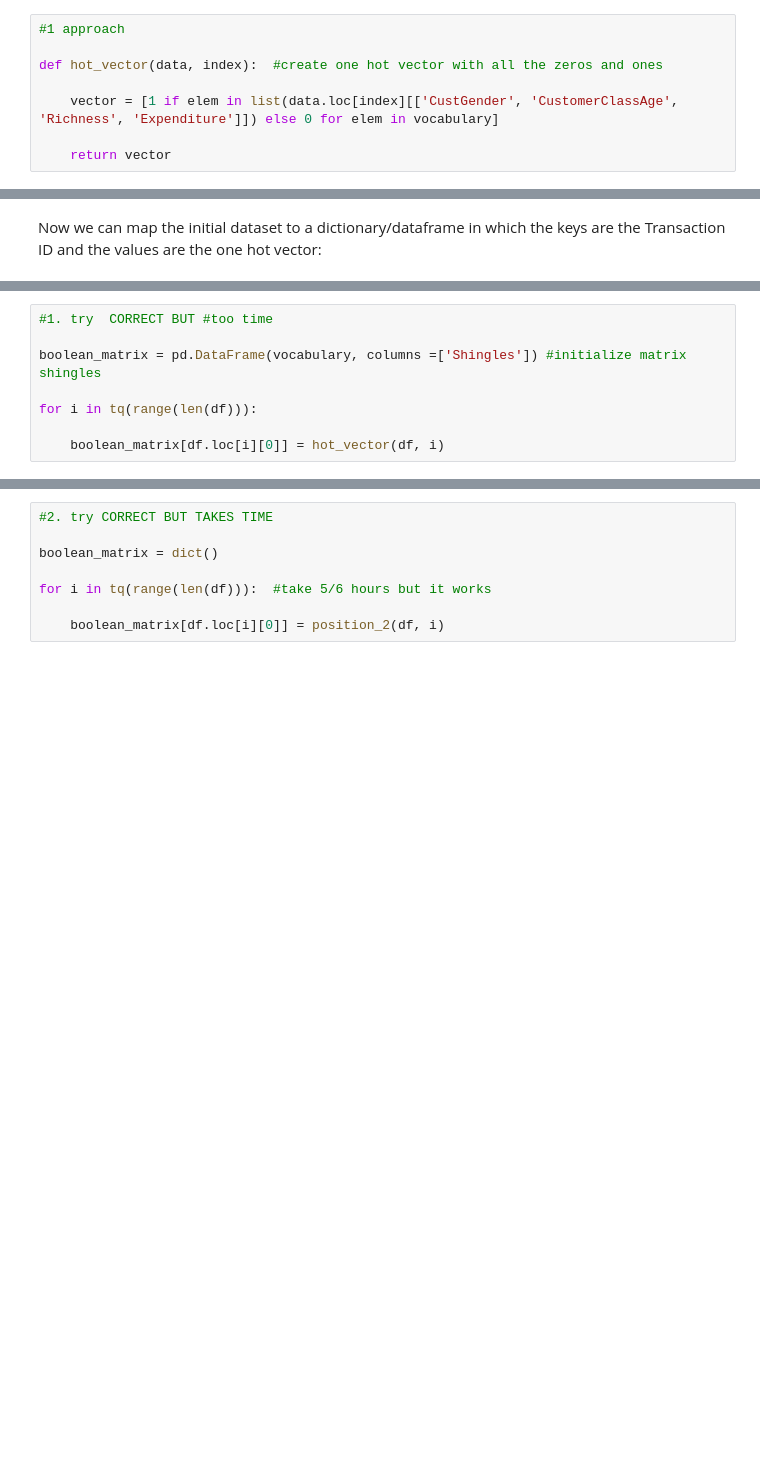
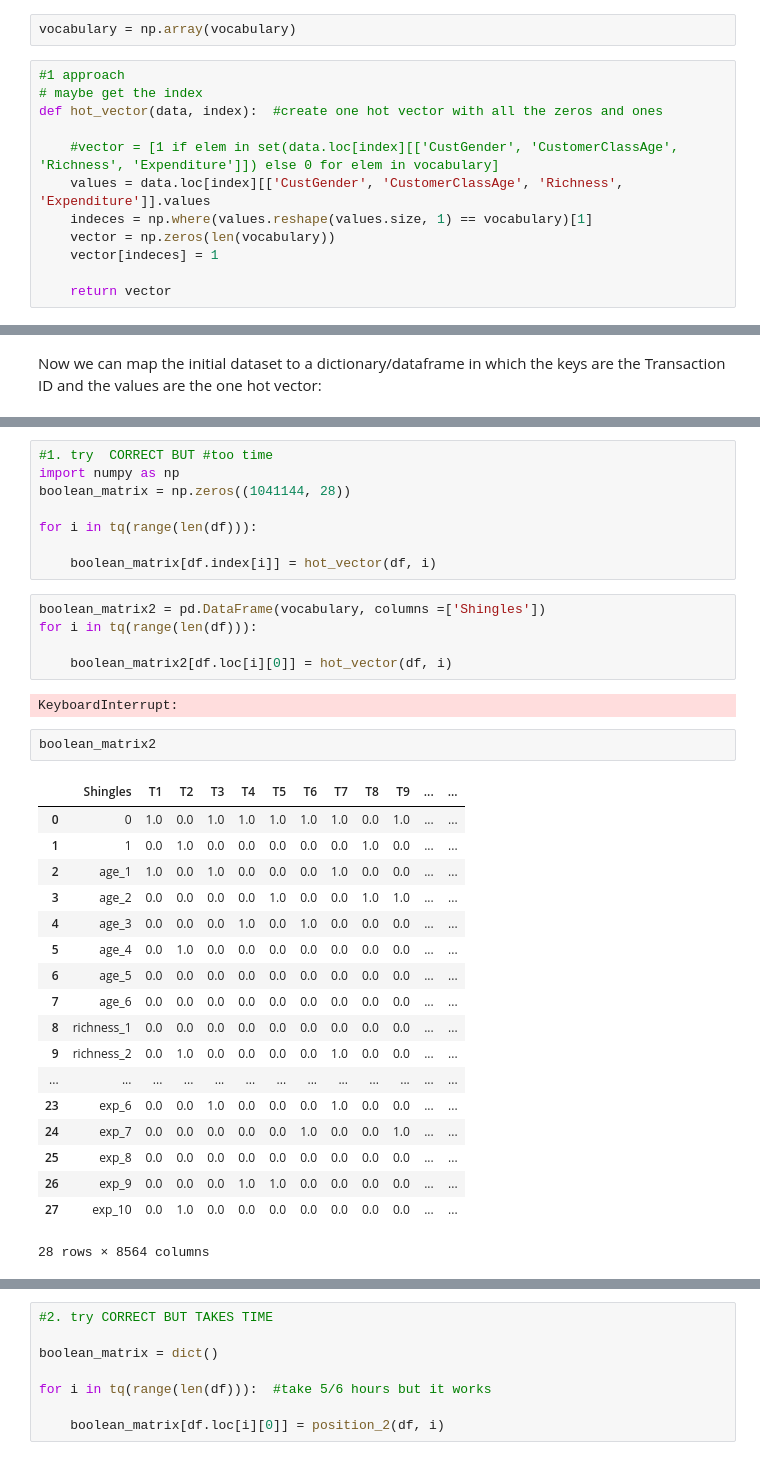
Before and after one commit to Gianlufrez/ADM_HW4, a Jupyter notebook: Last_update_part_2.ipynb, the cells around one changed output, grey strips where cells are left out. Saved outputs shown, nothing was run; the diff lists cells and outputs as text; blank space fills up the shorter version.

Commit message:
Sped up the mapping of values to the vocubulary through numpy magic

```diff
--- a/Last_update_part_2.ipynb
+++ b/Last_update_part_2.ipynb
@@ -67,12 +69,18 @@ First of all we created the function which maps each transaction into a vector o
 list(df.loc[1][['CustGender', 'CustomerClassAge', 'Richness', 'Expenditure']])
 # %% [output]
 [1, 'age_4', 'richness_2', 'exp_10']
+# %%
+vocabulary = np.array(vocabulary)
 # %%
 #1 approach
-
+# maybe get the index
 def hot_vector(data, index):  #create one hot vector with all the zeros and ones
 
-    vector = [1 if elem in list(data.loc[index][['CustGender', 'CustomerClassAge', 'Richness', 'Expenditure']]) else 0 for elem in vocabulary]
+    #vector = [1 if elem in set(data.loc[index][['CustGender', 'CustomerClassAge', 'Richness', 'Expenditure']]) else 0 for elem in vocabulary]
+    values = data.loc[index][['CustGender', 'CustomerClassAge', 'Richness', 'Expenditure']].values
+    indeces = np.where(values.reshape(values.size, 1) == vocabulary)[1]
+    vector = np.zeros(len(vocabulary))
+    vector[indeces] = 1
 
     return vector
 # %% [markdown]
@@ -122,8 +136,36 @@ Now we can map the initial dataset to a dictionary/dataframe in which the keys a
 # %%
 #1. try  CORRECT BUT #too time
-
-boolean_matrix = pd.DataFrame(vocabulary, columns =['Shingles']) #initialize matrix shingles
+import numpy as np
+boolean_matrix = np.zeros((1041144, 28))
 
 for i in tq(range(len(df))):
 
-    boolean_matrix[df.loc[i][0]] = hot_vector(df, i)
+    boolean_matrix[df.index[i]] = hot_vector(df, i)
+# %%
+boolean_matrix2 = pd.DataFrame(vocabulary, columns =['Shingles'])
+for i in tq(range(len(df))):
+
+    boolean_matrix2[df.loc[i][0]] = hot_vector(df, i)
+# %% [output]
+KeyboardInterrupt:
+# %%
+boolean_matrix2
+# %% [output]
+|  | Shingles | T1 | T2 | T3 | T4 | T5 | T6 | T7 | T8 | T9 | ... | ... |
+| 0 | 0 | 1.0 | 0.0 | 1.0 | 1.0 | 1.0 | 1.0 | 1.0 | 0.0 | 1.0 | ... | ... |
+| 1 | 1 | 0.0 | 1.0 | 0.0 | 0.0 | 0.0 | 0.0 | 0.0 | 1.0 | 0.0 | ... | ... |
+| 2 | age_1 | 1.0 | 0.0 | 1.0 | 0.0 | 0.0 | 0.0 | 1.0 | 0.0 | 0.0 | ... | ... |
+| 3 | age_2 | 0.0 | 0.0 | 0.0 | 0.0 | 1.0 | 0.0 | 0.0 | 1.0 | 1.0 | ... | ... |
+| 4 | age_3 | 0.0 | 0.0 | 0.0 | 1.0 | 0.0 | 1.0 | 0.0 | 0.0 | 0.0 | ... | ... |
+| 5 | age_4 | 0.0 | 1.0 | 0.0 | 0.0 | 0.0 | 0.0 | 0.0 | 0.0 | 0.0 | ... | ... |
+| 6 | age_5 | 0.0 | 0.0 | 0.0 | 0.0 | 0.0 | 0.0 | 0.0 | 0.0 | 0.0 | ... | ... |
+| 7 | age_6 | 0.0 | 0.0 | 0.0 | 0.0 | 0.0 | 0.0 | 0.0 | 0.0 | 0.0 | ... | ... |
+| 8 | richness_1 | 0.0 | 0.0 | 0.0 | 0.0 | 0.0 | 0.0 | 0.0 | 0.0 | 0.0 | ... | ... |
+| 9 | richness_2 | 0.0 | 1.0 | 0.0 | 0.0 | 0.0 | 0.0 | 1.0 | 0.0 | 0.0 | ... | ... |
+| ... | ... | ... | ... | ... | ... | ... | ... | ... | ... | ... | ... | ... |
+| 23 | exp_6 | 0.0 | 0.0 | 1.0 | 0.0 | 0.0 | 0.0 | 1.0 | 0.0 | 0.0 | ... | ... |
+| 24 | exp_7 | 0.0 | 0.0 | 0.0 | 0.0 | 0.0 | 1.0 | 0.0 | 0.0 | 1.0 | ... | ... |
+| 25 | exp_8 | 0.0 | 0.0 | 0.0 | 0.0 | 0.0 | 0.0 | 0.0 | 0.0 | 0.0 | ... | ... |
+| 26 | exp_9 | 0.0 | 0.0 | 0.0 | 1.0 | 1.0 | 0.0 | 0.0 | 0.0 | 0.0 | ... | ... |
+| 27 | exp_10 | 0.0 | 1.0 | 0.0 | 0.0 | 0.0 | 0.0 | 0.0 | 0.0 | 0.0 | ... | ... |
+28 rows × 8564 columns
```
Also changed, not shown: parts of 10 cells of this notebook.
